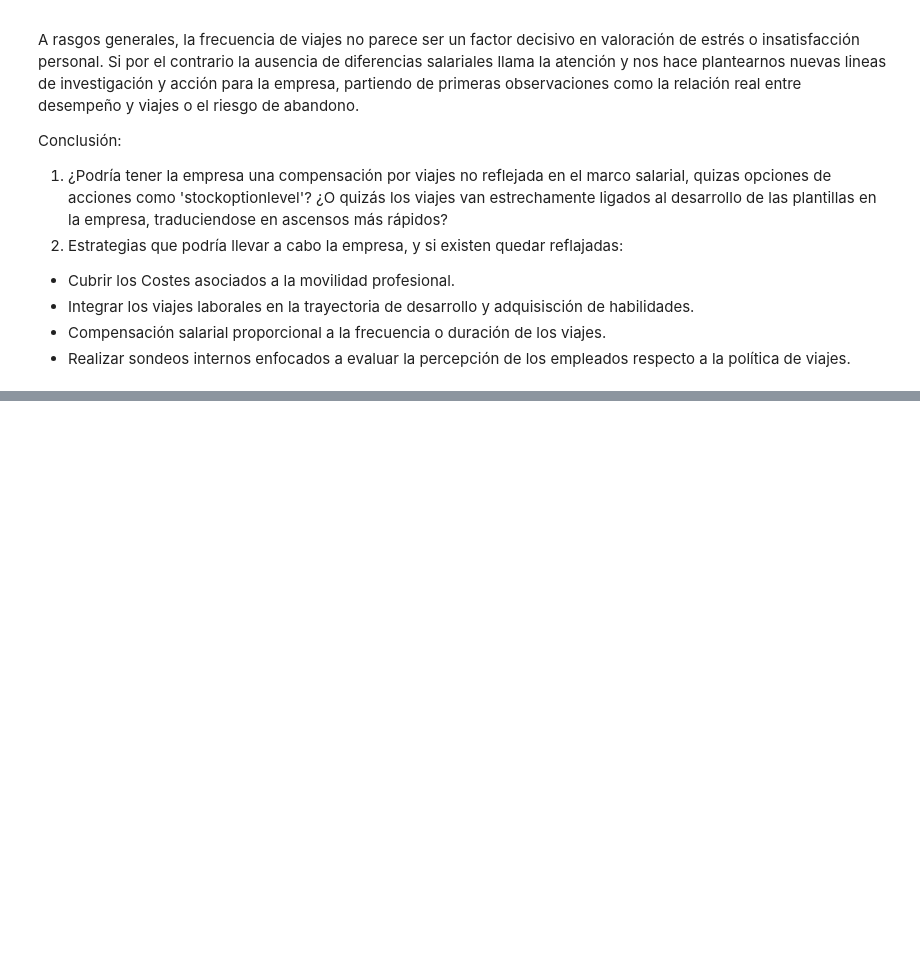
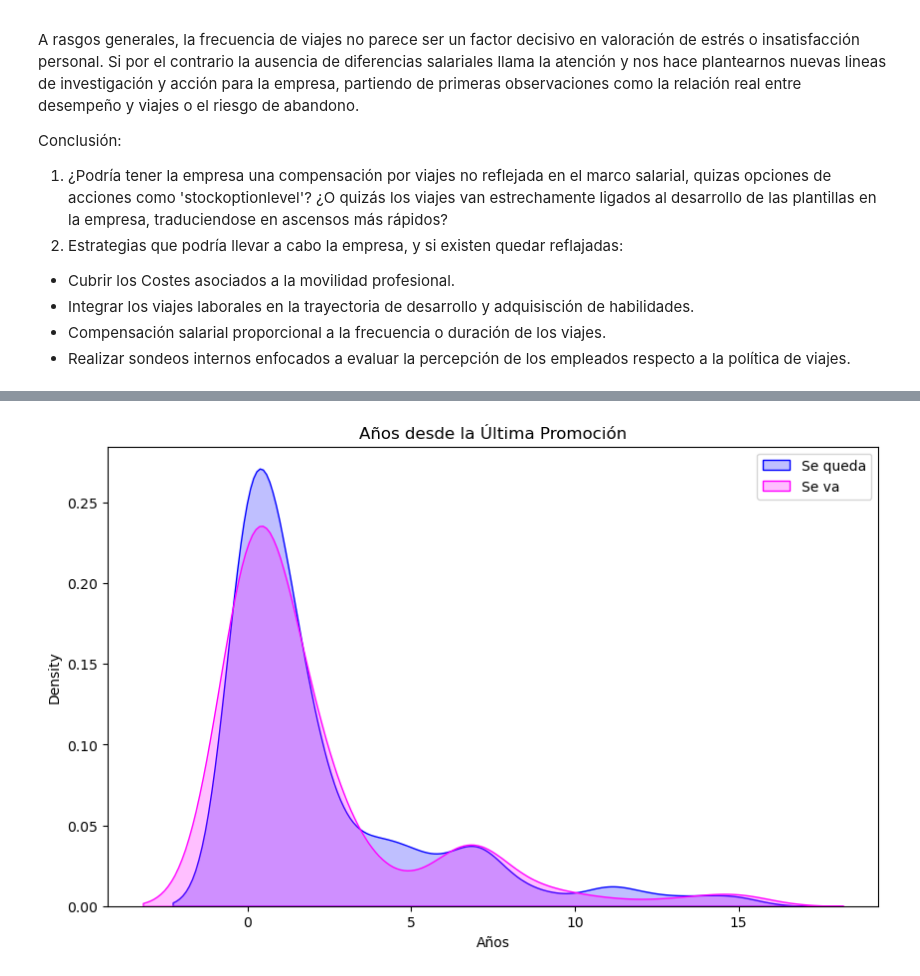
Before and after one commit to NIEVESPA/project-da-promo-60-modulo-3-team-3, a Jupyter notebook: FINAL/Fase_3_analisis_descriptivo.ipynb, the cells around one changed output, grey strips where cells are left out. Drawn from its saved outputs; the diff is of its cells as text; code cells hidden in the pictures; blank space fills up the shorter version.

```diff
--- a/FINAL/Fase_3_analisis_descriptivo.ipynb
+++ b/FINAL/Fase_3_analisis_descriptivo.ipynb
@@ -321,0 +408,10 @@ Conclusión:
+# %%
+plt.figure(figsize=(10, 6))
+sns.kdeplot(data=df[df['attrition']=='no'], x='yearssincelastpromotion', fill=True, label='Se queda', color='blue')
+sns.kdeplot(data=df[df['attrition']=='yes'], x='yearssincelastpromotion', fill=True, label='Se va', color='magenta')
+plt.title('Años desde la Última Promoción')
+plt.xlabel('Años')
+plt.legend()
+plt.show()
+# %% [output]
+[figure, added]
```
Also changed, not shown: parts of 13 cells of this notebook.
